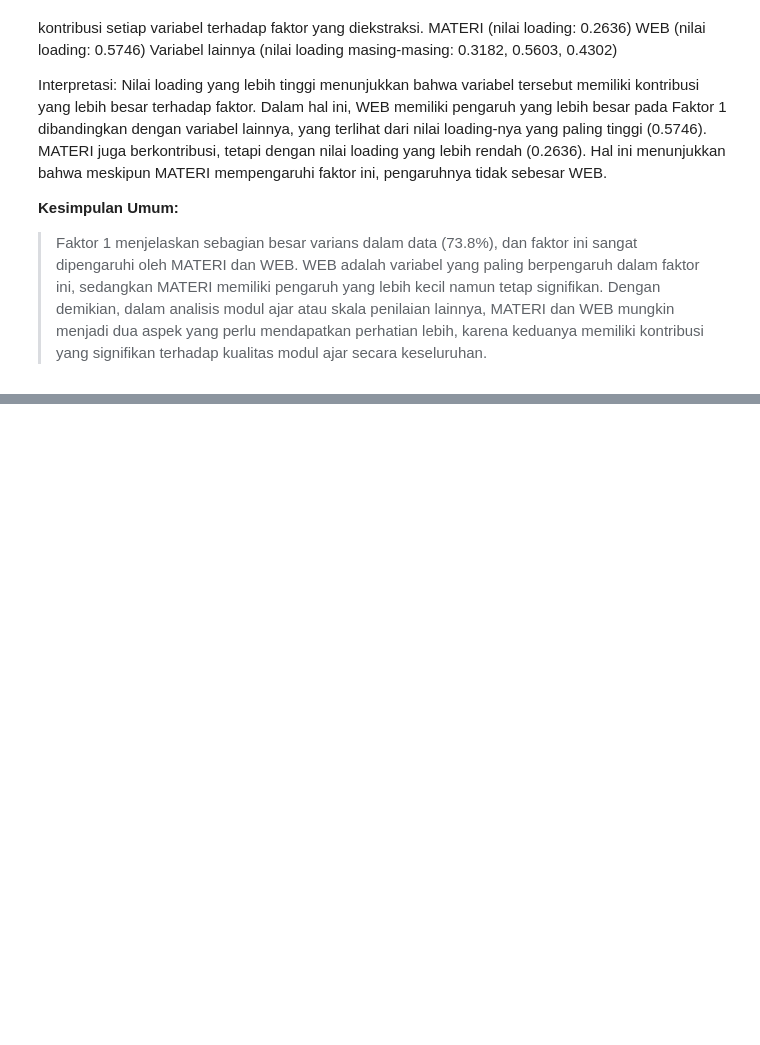
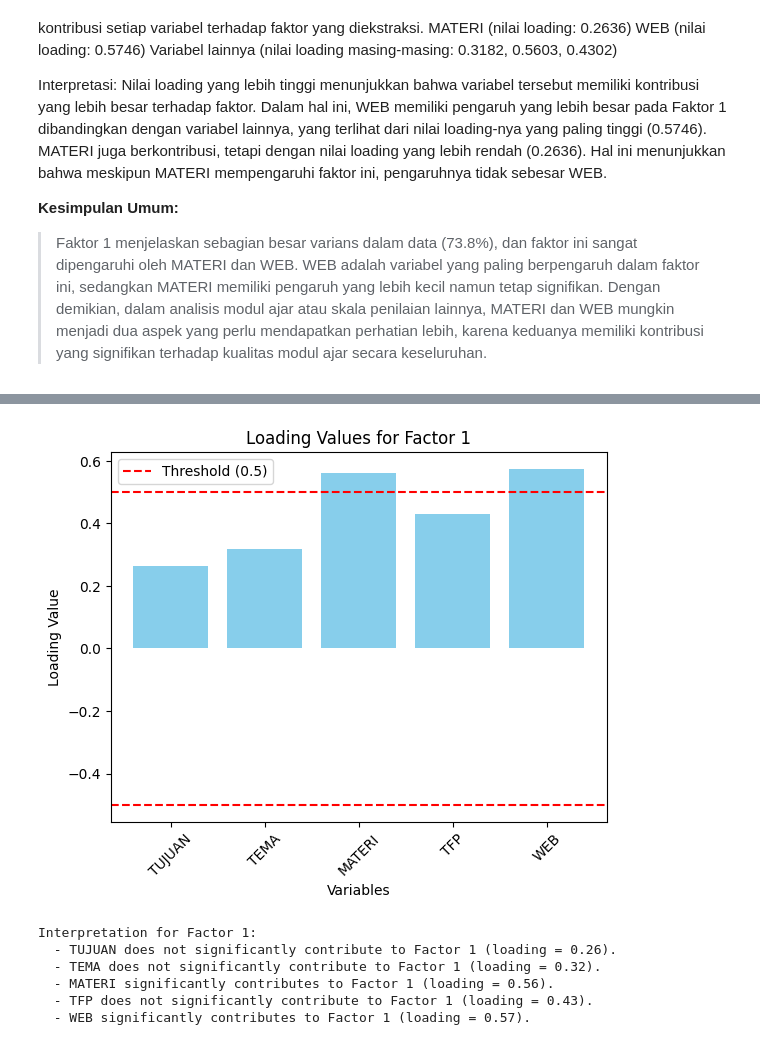
Before and after one commit to triasnugra/analisis, a Jupyter notebook: modulsquality.ipynb, the cells around one changed output, grey strips where cells are left out. Cells and saved outputs as stored; diff of their text form; code cells hidden in the pictures; blank space fills up the shorter version.

```diff
--- a/modulsquality.ipynb
+++ b/modulsquality.ipynb
@@ -361,0 +341,37 @@ Faktor 1 menjelaskan 73.80% dari total varians. Variabel yang memiliki pengaruh
+# %%
+import matplotlib.pyplot as plt
+import numpy as np
+
+# Visualisasi loading value dan interpretasi
+threshold = 0.5  # Threshold untuk menentukan loading signifikan
+
+for i in range(num_factors):
+    factor_name = f"Factor {i+1}"
+    loadings = loadings_df[factor_name]
+
+    # Plot loading values
+    plt.bar(loadings_df.index, loadings, color='skyblue')
+    plt.title(f"Loading Values for {factor_name}")
+    plt.axhline(threshold, color='red', linestyle='--', label='Threshold (0.5)')
+    plt.axhline(-threshold, color='red', linestyle='--')
+    plt.xlabel('Variables')
+    plt.ylabel('Loading Value')
+    plt.xticks(rotation=45)
+    plt.legend()
+    plt.show()
+
+    # Interpretasi loading
+    print(f"\nInterpretation for {factor_name}:")
+    for variable, loading in loadings.items():
+        if abs(loading) >= threshold:
+            print(f"  - {variable} significantly contributes to {factor_name} (loading = {loading:.2f}).")
+        else:
+            print(f"  - {variable} does not significantly contribute to {factor_name} (loading = {loading:.2f}).")
+# %% [output]
+[figure, added]
+Interpretation for Factor 1:
+  - TUJUAN does not significantly contribute to Factor 1 (loading = 0.26).
+  - TEMA does not significantly contribute to Factor 1 (loading = 0.32).
+  - MATERI significantly contributes to Factor 1 (loading = 0.56).
+  - TFP does not significantly contribute to Factor 1 (loading = 0.43).
+  - WEB significantly contributes to Factor 1 (loading = 0.57).
```
Also changed, not shown: parts of 6 cells of this notebook.
